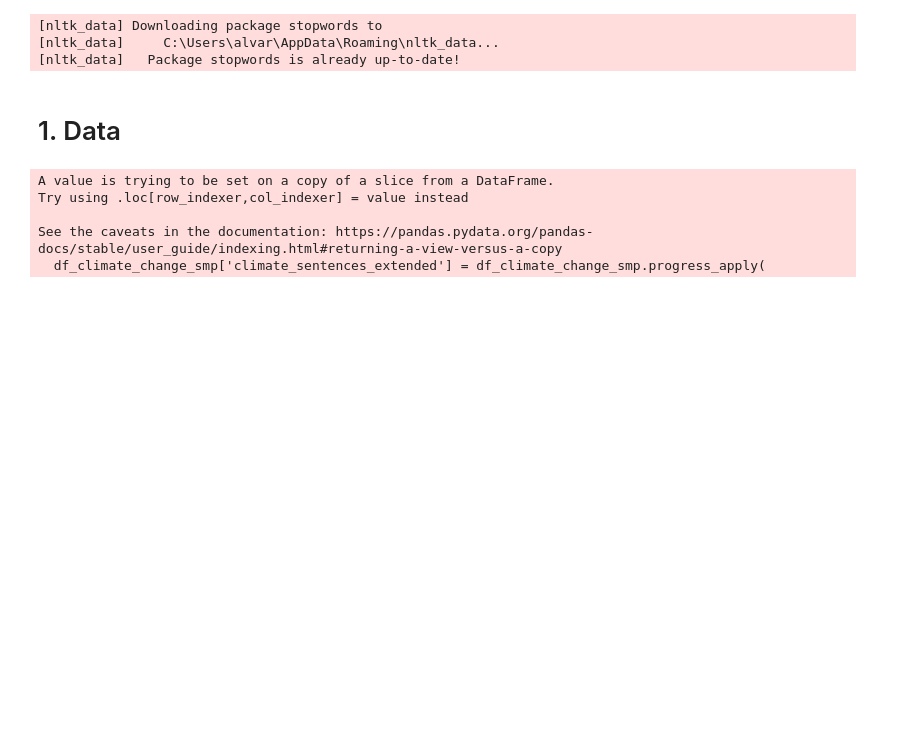
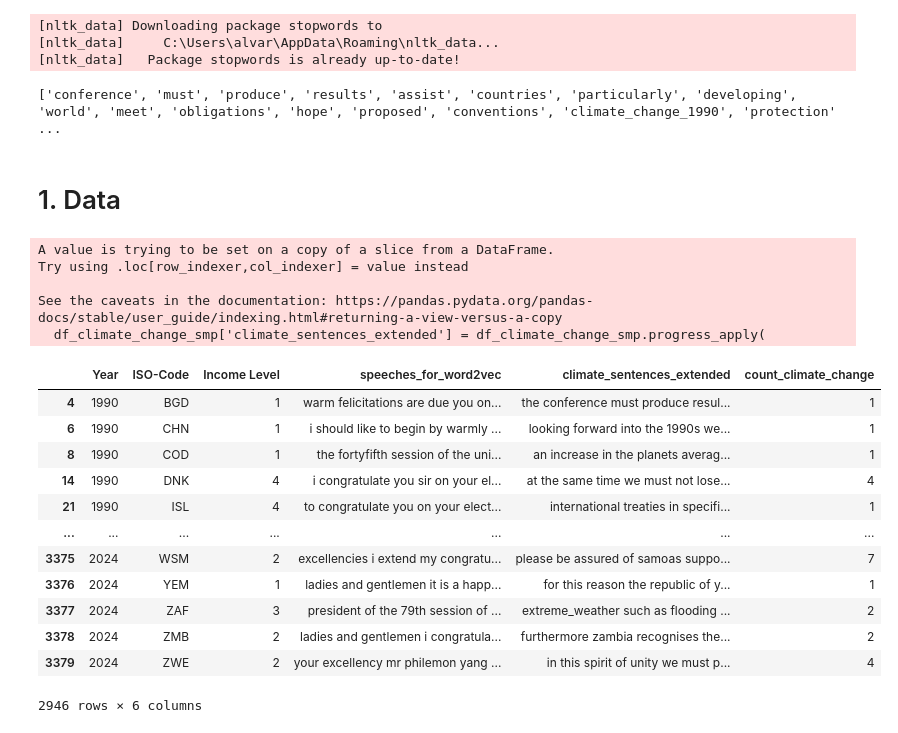
Before and after one commit to AlvaroMillanRuiz/NLP_BDS, a Jupyter notebook: 7. Word Embeddings.ipynb, the cells around one changed output. Cells and saved outputs as stored; diff of their text form; code cells hidden in the pictures; blank space fills up the shorter version.

```diff
--- a/7. Word Embeddings.ipynb
+++ b/7. Word Embeddings.ipynb
@@ -145,6 +148,18 @@ def preprocess_df(df, column_1='speeches_for_word2vec', column_2='climate_senten
     )
 
     return df
+# %%
+text = 'the conference must produce results that will assist countries particularly in the developing world to meet their obligations we hope the proposed conventions on climate_change_1990 and on the protection of biodiversity will soon be ready for signature a mainstay of the consolidation of global peace development and security is the effort to strengthen the rule of international law'
+
+tokens = text.split()
+custom_stopwords = {'mr', 'there', 'that', 'this', 'they', 'them', 'those', 'themselves'} | set(stop_words)
+klk = [token for token in tokens
+        if (token.lower() not in custom_stopwords)  # Case-insensitive check
+        and (len(token) > 3)]
+
+print(klk)
+# %% [output]
+['conference', 'must', 'produce', 'results', 'assist', 'countries', 'particularly', 'developing', 'world', 'meet', 'obligations', 'hope', 'proposed', 'conventions', 'climate_change_1990', 'protection' ...
 # %% [markdown]
 # 1. Data
 # %%
@@ -196,30 +211,45 @@ df_climate_change_smp['speeches_for_word2vec'] = df_climate_change_smp['speeches
 # Step 7: Turn climate_sentences_extended into a STR and not a list
 df_climate_change_smp['climate_sentences_extended'] = df_climate_change_smp['climate_sentences_extended'].apply(
     lambda sentences: ' '.join(sentences) if isinstance(sentences, list) else sentences
 )
 
 # Step 8: Remove punctuation from climate_sentences_extended
 df_climate_change_smp['climate_sentences_extended'] = df_climate_change_smp['climate_sentences_extended'].str.replace(
     r'[^\w\s]', '', regex=True
 )
 
 # Step 9:
 df_climate_change_smp["speeches_for_word2vec"] = df_climate_change_smp.apply(
     lambda row: row["speeches_for_word2vec"].replace("climate_change", f"climate_change_{row['Year']}"),
     axis=1
 )
 
 # Step 10:
 df_climate_change_smp["climate_sentences_extended"] = df_climate_change_smp.apply(
     lambda row: row["climate_sentences_extended"].replace("climate_change", f"climate_change_{row['Year']}"),
     axis=1
 )
 
 # Step 11: count the instances of climate_change in the speech
 df_climate_change_smp["count_climate_change"] = df_climate_change_smp["speeches_for_word2vec"].str.count("climate_change")
+
+df_climate_change_smp
 # %% [output]
 A value is trying to be set on a copy of a slice from a DataFrame.
 Try using .loc[row_indexer,col_indexer] = value instead
 
 See the caveats in the documentation: https://pandas.pydata.org/pandas-docs/stable/user_guide/indexing.html#returning-a-view-versus-a-copy
   df_climate_change_smp['climate_sentences_extended'] = df_climate_change_smp.progress_apply(
+|  | Year | ISO-Code | Income Level | speeches_for_word2vec | climate_sentences_extended | count_climate_change |
+| 4 | 1990 | BGD | 1 | warm felicitations are due you on... | the conference must produce resul... | 1 |
+| 6 | 1990 | CHN | 1 | i should like to begin by warmly ... | looking forward into the 1990s we... | 1 |
+| 8 | 1990 | COD | 1 | the fortyfifth session of the uni... | an increase in the planets averag... | 1 |
+| 14 | 1990 | DNK | 4 | i congratulate you sir on your el... | at the same time we must not lose... | 4 |
+| 21 | 1990 | ISL | 4 | to congratulate you on your elect... | international treaties in specifi... | 1 |
+| ... | ... | ... | ... | ... | ... | ... |
+| 3375 | 2024 | WSM | 2 | excellencies i extend my congratu... | please be assured of samoas suppo... | 7 |
+| 3376 | 2024 | YEM | 1 | ladies and gentlemen it is a happ... | for this reason the republic of y... | 1 |
+| 3377 | 2024 | ZAF | 3 | president of the 79th session of ... | extreme_weather such as flooding ... | 2 |
+| 3378 | 2024 | ZMB | 2 | ladies and gentlemen i congratula... | furthermore zambia recognises the... | 2 |
+| 3379 | 2024 | ZWE | 2 | your excellency mr philemon yang ... | in this spirit of unity we must p... | 4 |
+2946 rows × 6 columns
```
Also changed, not shown: parts of 10 cells of this notebook.
